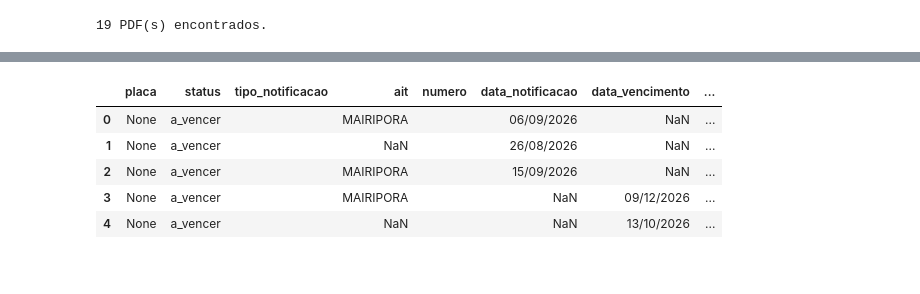
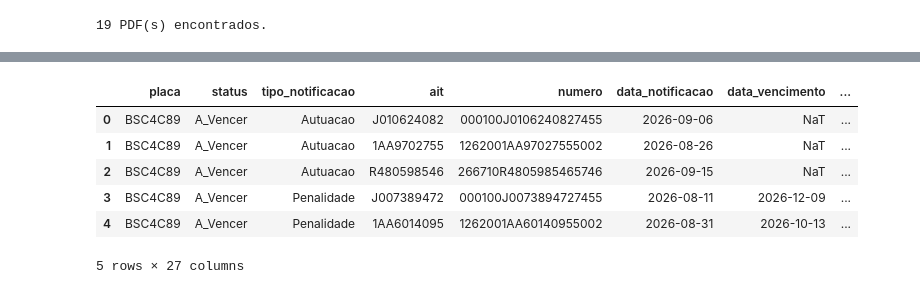
Before and after one commit to RafaelOmega/Multas, a Jupyter notebook: analise_multas.ipynb, the cells around one changed output, grey strips where cells are left out. Drawn from its saved outputs; the diff is of its cells as text; code cells hidden in the pictures.

```diff
--- a/analise_multas.ipynb
+++ b/analise_multas.ipynb
@@ -115,26 +275,59 @@ print(f"{sum(1 for r in ARQUIVOS if r.get('valor'))} de {len(ARQUIVOS)} PDFs com
 # %%
 # ===== CÉLULA 4: DATAFRAMES =====
-COLUNAS = ["placa", "status", "tipo_notificacao", "ait", "numero",
-           "data_notificacao", "data_vencimento", "data_limite_defesa", "data_limite_recurso",
-           "valor", "codigo_infracao", "descricao_infracao", "municipio",
-           "orgao_autuador", "proprietario", "marca_modelo", "arquivo"]
+COLUNAS = [
+    # identificação
+    "placa", "status", "tipo_notificacao", "ait", "numero",
+    # datas
+    "data_notificacao", "data_vencimento", "data_limite_defesa", "data_limite_recurso",
+    "data_infracao", "hora_infracao", "dias_para_vencimento",
+    # valores
+    "valor", "valor_num",
+    # infração
+    "codigo_infracao", "descricao_infracao", "local_infracao",
+    # local e órgão
+    "municipio", "uf", "codigo_municipio", "codigo_orgao", "orgao_autuador",
+    # veículo e proprietário
+    "proprietario", "marca_modelo",
+    # arquivo
+    "arquivo", "caminho", "texto",
+]
 
 df_multas = pd.DataFrame(ARQUIVOS)
-df_multas = df_multas.reindex(columns=COLUNAS + ["caminho", "texto"])
+
+# valor numérico (aceita "R$ 130,16" ou "130,16")
 df_multas["valor_num"] = (
-    df_multas["valor"]
-    .astype(str).str.replace(".", "", regex=False).str.replace(",", ".", regex=False)
+    df_multas["valor"].astype(str)
+    .str.replace("R$", "", regex=False)
+    .str.replace(".", "", regex=False)
+    .str.replace(",", ".", regex=False)
+    .str.strip()
     .pipe(pd.to_numeric, errors="coerce")
 )
 
+# datas de string (dd/mm/aaaa) para datetime
+COLS_DATA = ["data_notificacao", "data_vencimento", "data_limite_defesa",
+             "data_limite_recurso", "data_infracao"]
+for col in COLS_DATA:
+    df_multas[col] = pd.to_datetime(
+        df_multas[col], format="%d/%m/%Y", errors="coerce")
+
+# dias restantes até o vencimento (negativo = já venceu; NaN = autuação, não tem vencimento)
+hoje = pd.Timestamp.today().normalize()
+df_multas["dias_para_vencimento"] = (
+    df_multas["data_vencimento"] - hoje).dt.days
+
+# ordena as colunas na ordem definida
+df_multas = df_multas.reindex(columns=COLUNAS)
+
 df_multas.head()
 # %% [output]
 |  | placa | status | tipo_notificacao | ait | numero | data_notificacao | data_vencimento | ... |
-| 0 | None | a_vencer |  | MAIRIPORA |  | 06/09/2026 | NaN | ... |
-| 1 | None | a_vencer |  | NaN |  | 26/08/2026 | NaN | ... |
-| 2 | None | a_vencer |  | MAIRIPORA |  | 15/09/2026 | NaN | ... |
-| 3 | None | a_vencer |  | MAIRIPORA |  | NaN | 09/12/2026 | ... |
-| 4 | None | a_vencer |  | NaN |  | NaN | 13/10/2026 | ... |
+| 0 | BSC4C89 | A_Vencer | Autuacao | J010624082 | 000100J0106240827455 | 2026-09-06 | NaT | ... |
+| 1 | BSC4C89 | A_Vencer | Autuacao | 1AA9702755 | 1262001AA97027555002 | 2026-08-26 | NaT | ... |
+| 2 | BSC4C89 | A_Vencer | Autuacao | R480598546 | 266710R4805985465746 | 2026-09-15 | NaT | ... |
+| 3 | BSC4C89 | A_Vencer | Penalidade | J007389472 | 000100J0073894727455 | 2026-08-11 | 2026-12-09 | ... |
+| 4 | BSC4C89 | A_Vencer | Penalidade | 1AA6014095 | 1262001AA60140955002 | 2026-08-31 | 2026-10-13 | ... |
+5 rows × 27 columns
 # %%
 # ===== CÉLULA 5: RESUMO POR PLACA =====
 resumo = (
```
Also changed, not shown: parts of 5 cells of this notebook, 1 other file.
